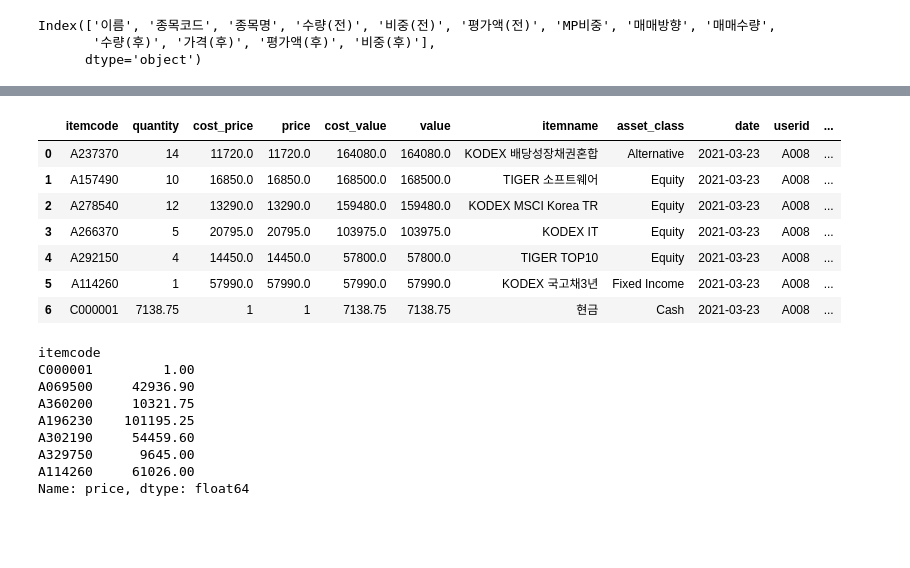
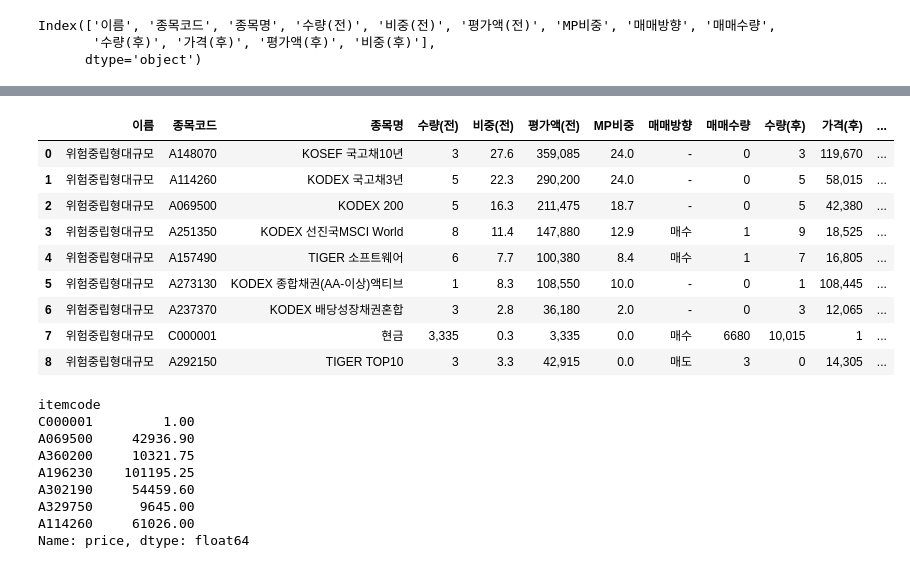
Before and after one commit to my2582/kisra, a Jupyter notebook: daily_rebalancing.ipynb, the cells around one changed output, grey strips where cells are left out. Cells and saved outputs as stored; diff of their text form; code cells hidden in the pictures; blank space fills up the shorter version.

```diff
--- a/daily_rebalancing.ipynb
+++ b/daily_rebalancing.ipynb
@@ -180,5 +182,5 @@ first_advised_port
 # %%
-before = detail.loc[detail.date=='3/22/2021 4:00:00 PM',:]
+before = detail.loc[detail.date=='5/3/2021 4:00:00 PM',:]
 after = all_the_nexts
 # %%
 after = after.merge(first_advised_port.loc[:, ['itemcode', 'weights']], left_on='itemcode', right_on='itemcode', how='left')
@@ -239,12 +242,12 @@ def get_rebal_comp(before, after):
 
     # 컬럼값 포멧팅(소수점 1자리, 숫자에 컴마 넣기)
     df_comp.loc[:, ['mp_wt', 'wt_before', 'wt_after']] = df_comp.loc[:, ['mp_wt', 'wt_before', 'wt_after']]*100
-    df_comp.loc[:, ['wt_before', 'wt_after']] = df_comp.loc[:, ['wt_before', 'wt_after']].applymap(lambda x: '{:.1f}'.format(x))
+    df_comp.loc[:, ['mp_wt', 'wt_before', 'wt_after']] = df_comp.loc[:, ['mp_wt', 'wt_before', 'wt_after']].applymap(lambda x: '{:.1f}'.format(x))
     df_comp.loc[:, [
-        'quantity_before', 'wt_before', 'value_before', 'quantity_after',
+        'quantity_before', 'value_before', 'quantity_after',
         'price_after', 'value_after'
     ]] = df_comp.loc[:, [
-        'mp_wt', 'quantity_before', 'wt_before', 'value_before', 'quantity_after',
+        'quantity_before', 'value_before', 'quantity_after',
         'price_after', 'value_after'
     ]].astype(float).astype(int).applymap(lambda x: '{:,}'.format(x))
 
@@ -283,14 +282,16 @@ before.value.sum()
-# %%
-after
-# %% [output]
-|  | itemcode | quantity | cost_price | price | cost_value | value | itemname | asset_class | date | userid | ... |
-| 0 | A237370 | 14 | 11720.0 | 11720.0 | 164080.0 | 164080.0 | KODEX 배당성장채권혼합 | Alternative | 2021-03-23 | A008 | ... |
-| 1 | A157490 | 10 | 16850.0 | 16850.0 | 168500.0 | 168500.0 | TIGER 소프트웨어 | Equity | 2021-03-23 | A008 | ... |
-| 2 | A278540 | 12 | 13290.0 | 13290.0 | 159480.0 | 159480.0 | KODEX MSCI Korea TR | Equity | 2021-03-23 | A008 | ... |
-| 3 | A266370 | 5 | 20795.0 | 20795.0 | 103975.0 | 103975.0 | KODEX IT | Equity | 2021-03-23 | A008 | ... |
-| 4 | A292150 | 4 | 14450.0 | 14450.0 | 57800.0 | 57800.0 | TIGER TOP10 | Equity | 2021-03-23 | A008 | ... |
-| 5 | A114260 | 1 | 57990.0 | 57990.0 | 57990.0 | 57990.0 | KODEX 국고채3년 | Fixed Income | 2021-03-23 | A008 | ... |
-| 6 | C000001 | 7138.75 | 1 | 1 | 7138.75 | 7138.75 | 현금 | Cash | 2021-03-23 | A008 | ... |
+# %%
+df_comp
+# %% [output]
+|  | 이름 | 종목코드 | 종목명 | 수량(전) | 비중(전) | 평가액(전) | MP비중 | 매매방향 | 매매수량 | 수량(후) | 가격(후) | ... |
+| 0 | 위험중립형대규모 | A148070 | KOSEF 국고채10년 | 3 | 27.6 | 359,085 | 24.0 | - | 0 | 3 | 119,670 | ... |
+| 1 | 위험중립형대규모 | A114260 | KODEX 국고채3년 | 5 | 22.3 | 290,200 | 24.0 | - | 0 | 5 | 58,015 | ... |
+| 2 | 위험중립형대규모 | A069500 | KODEX 200 | 5 | 16.3 | 211,475 | 18.7 | - | 0 | 5 | 42,380 | ... |
+| 3 | 위험중립형대규모 | A251350 | KODEX 선진국MSCI World | 8 | 11.4 | 147,880 | 12.9 | 매수 | 1 | 9 | 18,525 | ... |
+| 4 | 위험중립형대규모 | A157490 | TIGER 소프트웨어 | 6 | 7.7 | 100,380 | 8.4 | 매수 | 1 | 7 | 16,805 | ... |
+| 5 | 위험중립형대규모 | A273130 | KODEX 종합채권(AA-이상)액티브 | 1 | 8.3 | 108,550 | 10.0 | - | 0 | 1 | 108,445 | ... |
+| 6 | 위험중립형대규모 | A237370 | KODEX 배당성장채권혼합 | 3 | 2.8 | 36,180 | 2.0 | - | 0 | 3 | 12,065 | ... |
+| 7 | 위험중립형대규모 | C000001 | 현금 | 3,335 | 0.3 | 3,335 | 0.0 | 매수 | 6680 | 10,015 | 1 | ... |
+| 8 | 위험중립형대규모 | A292150 | TIGER TOP10 | 3 | 3.3 | 42,915 | 0.0 | 매도 | 3 | 0 | 14,305 | ... |
 # %%
 before=before.set_index('itemcode', drop=True)
 after=all_the_nexts.set_index('itemcode', drop=True)
```
Also changed, not shown: parts of 7 cells of this notebook, 10 other files.
